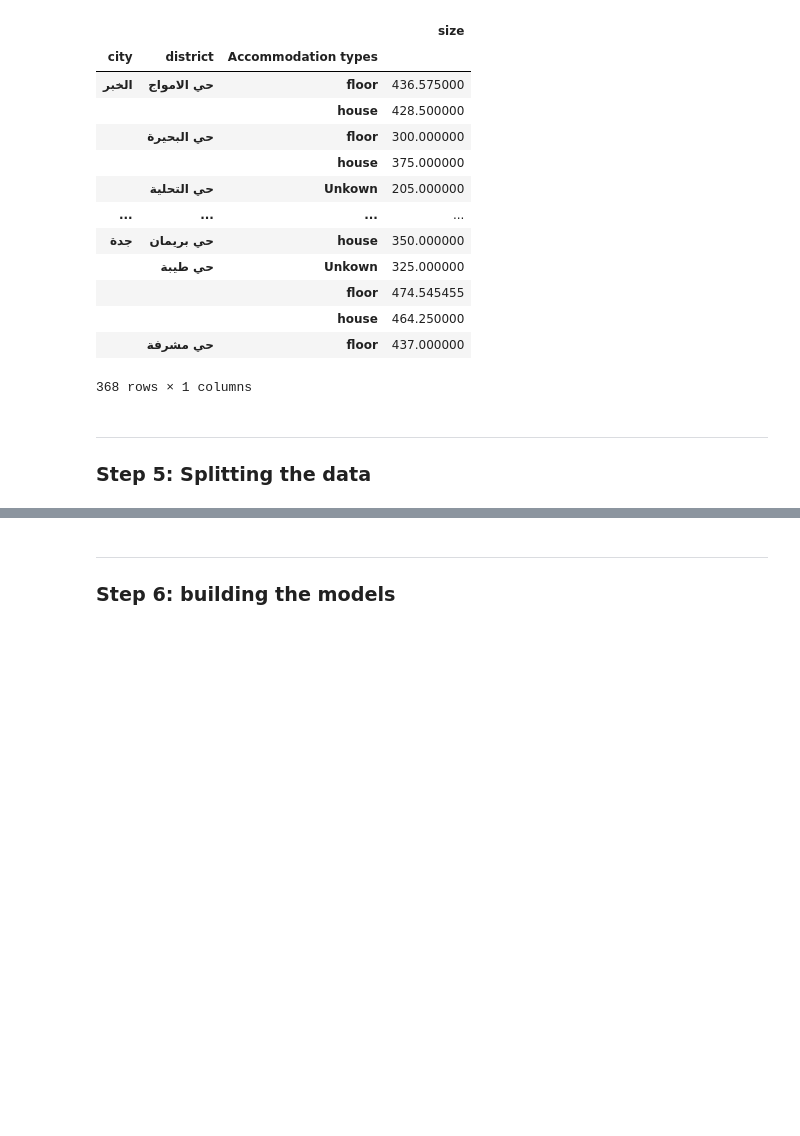
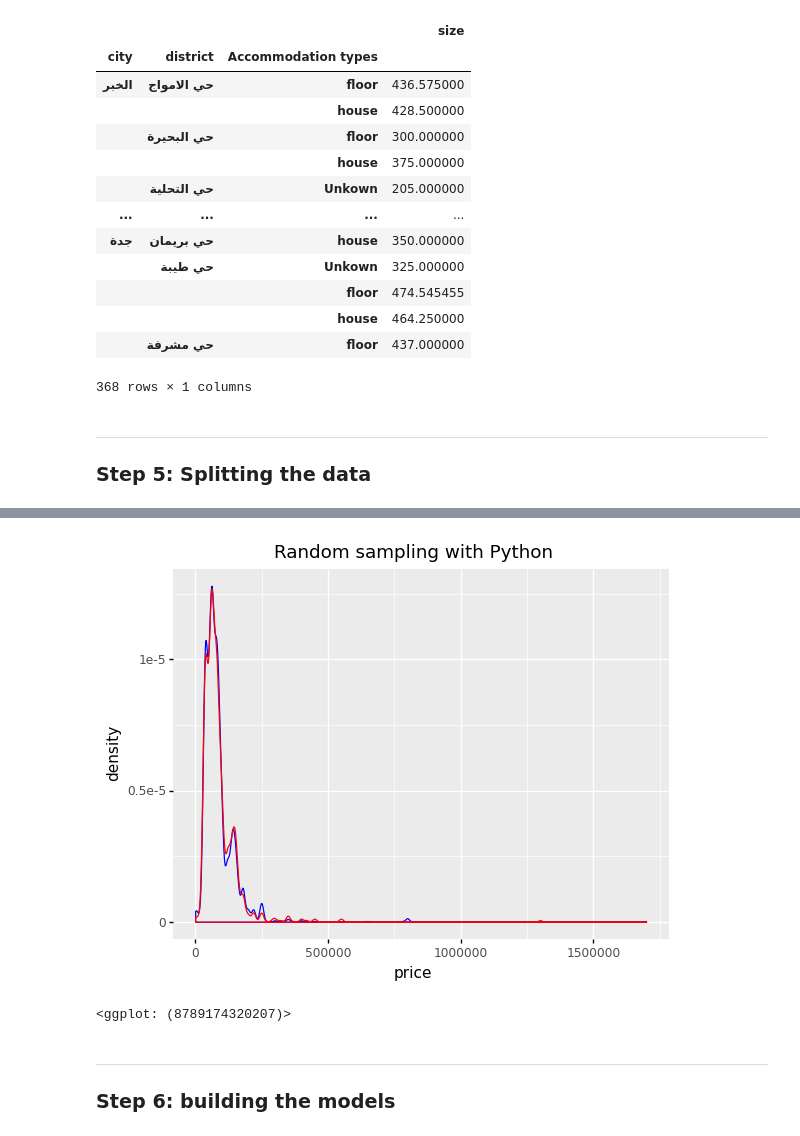
Before and after one commit to novr1512/saudi_aqar_price_prediction, a Jupyter notebook: fullCode.ipynb, the cells around one changed output, grey strips where cells are left out. Cells and saved outputs as stored; diff of their text form; code cells hidden in the pictures; blank space fills up the shorter version.

```diff
--- a/fullCode.ipynb
+++ b/fullCode.ipynb
@@ -263,0 +271,8 @@ test.shape
+# %%
+(ggplot(train, aes('price'))
+ + geom_density(color = "blue")
+ + geom_density(data = test, color = "red")
+ + ggtitle("Random sampling with Python"))
+# %% [output]
+[figure, added]
+<ggplot: (8789174320207)>
```
Also changed, not shown: parts of 11 cells of this notebook.
